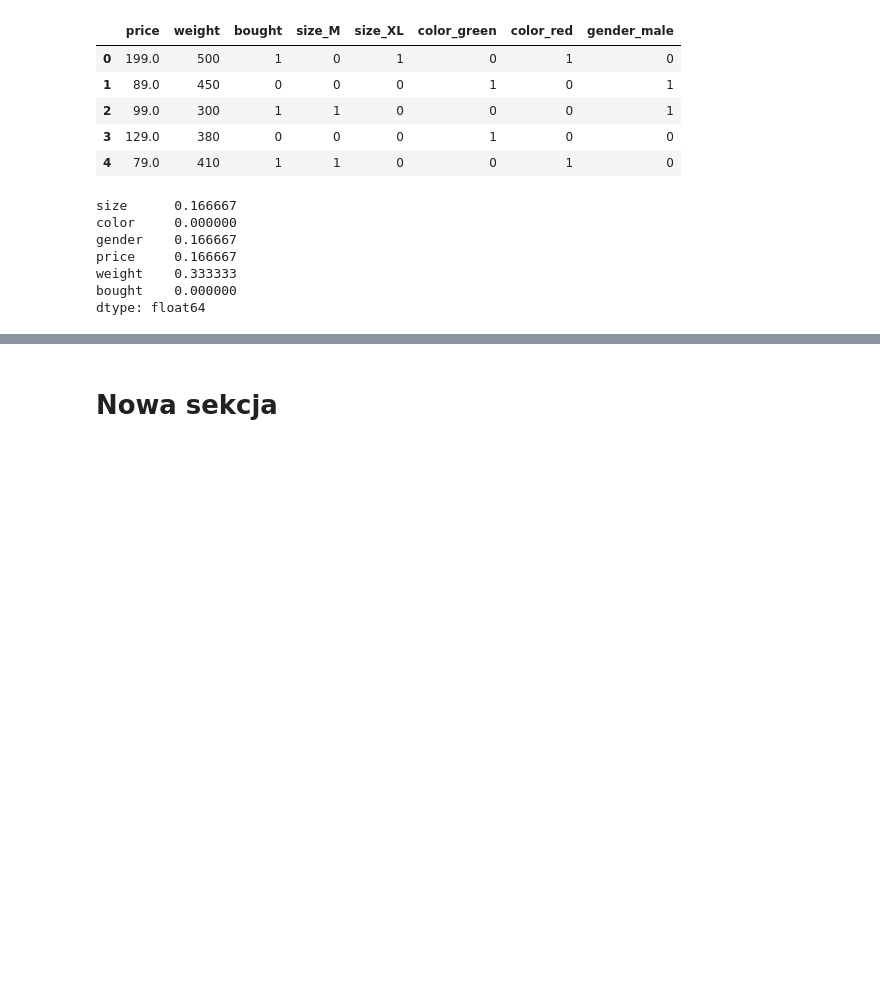
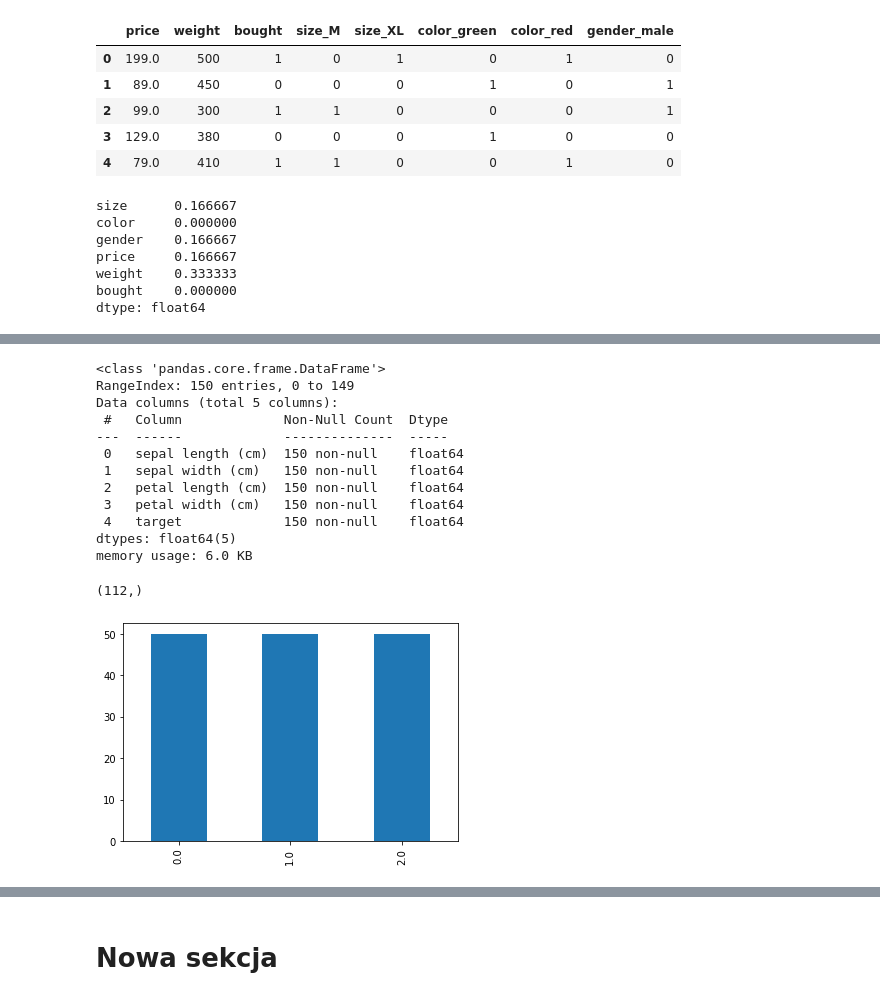
Before and after one commit to ozydziak/uczenie-maszynowe, a Jupyter notebook: Kopia_notatnika_uczenie_maszynowe.ipynb, the cells around one changed output, grey strips where cells are left out. Saved outputs shown, nothing was run; the diff lists cells and outputs as text; code cells hidden in the pictures; blank space fills up the shorter version.

```diff
--- a/Kopia_notatnika_uczenie_maszynowe.ipynb
+++ b/Kopia_notatnika_uczenie_maszynowe.ipynb
@@ -118,0 +112,59 @@ np.random.seed(42)
+# %%
+from dataclasses import dataclass
+import numpy as np
+import pandas as pd
+import sklearn
+import seaborn as sns
+
+np.random.seed(42)
+
+from sklearn.datasets import load_iris
+
+row_data = load_iris()
+
+da = row_data.copy()
+
+data = da['data']
+
+target = da['target']
+
+merge_data = np.c_[data, target]
+
+merge_data
+
+
+df =pd.DataFrame(merge_data, columns = list(row_data.feature_names)+ ['target'])
+df.head()
+
+df.info()
+
+df.isnull().sum()
+
+df.describe().T.apply(lambda x: round(x,2))
+
+df.target.value_counts().plot(kind="bar")
+
+data = df.copy()
+
+target = data.pop('target')
+
+from sklearn.model_selection import train_test_split
+
+X_train, X_test, y_train, y_test = train_test_split(data, target,test_size = 0.25,random_state=42, stratify=target)
+
+y_train.shape
+# %% [output]
+<class 'pandas.core.frame.DataFrame'>
+RangeIndex: 150 entries, 0 to 149
+Data columns (total 5 columns):
+ #   Column             Non-Null Count  Dtype
+---  ------             --------------  -----
+ 0   sepal length (cm)  150 non-null    float64
+ 1   sepal width (cm)   150 non-null    float64
+ 2   petal length (cm)  150 non-null    float64
+ 3   petal width (cm)   150 non-null    float64
+ 4   target             150 non-null    float64
+dtypes: float64(5)
+memory usage: 6.0 KB
+(112,)
+[figure, added]
```
Also changed, not shown: parts of 2 cells of this notebook.
